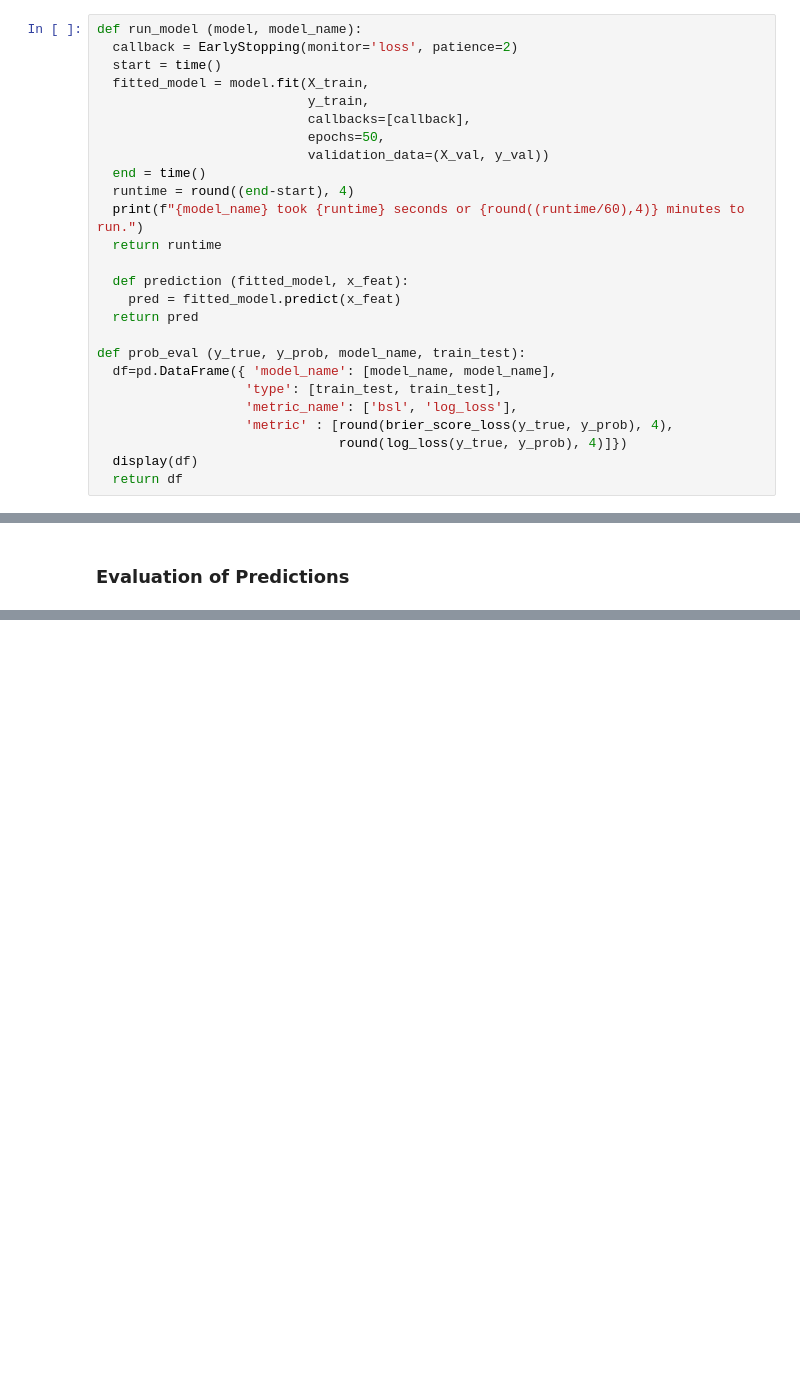
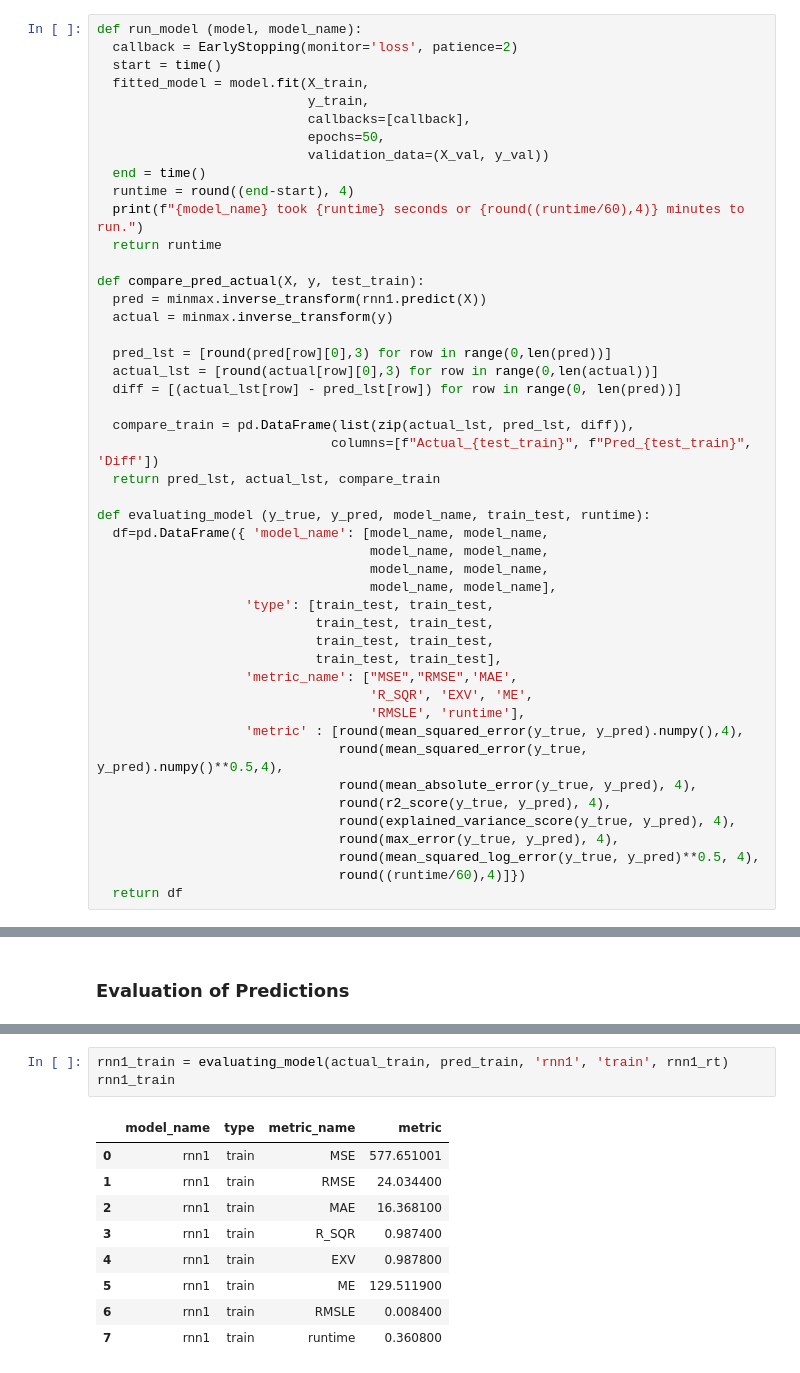
Before and after one commit to oimartin/SP_500_index_RNN, a Jupyter notebook: sp500_notebook.ipynb, the cells around one changed output, grey strips where cells are left out. Saved outputs shown, nothing was run; the diff lists cells and outputs as text; blank space fills up the shorter version.

Commit message:
updating evaluation of model

```diff
--- a/sp500_notebook.ipynb
+++ b/sp500_notebook.ipynb
@@ -382,17 +381,38 @@ def run_model (model, model_name):
   print(f"{model_name} took {runtime} seconds or {round((runtime/60),4)} minutes to run.")
   return runtime
 
-  def prediction (fitted_model, x_feat):
-    pred = fitted_model.predict(x_feat)
-  return pred
+def compare_pred_actual(X, y, test_train):
+  pred = minmax.inverse_transform(rnn1.predict(X))
+  actual = minmax.inverse_transform(y)
 
-def prob_eval (y_true, y_prob, model_name, train_test):
-  df=pd.DataFrame({ 'model_name': [model_name, model_name],
-                   'type': [train_test, train_test],
-                   'metric_name': ['bsl', 'log_loss'],
-                   'metric' : [round(brier_score_loss(y_true, y_prob), 4),
-                               round(log_loss(y_true, y_prob), 4)]})
-  display(df)
+  pred_lst = [round(pred[row][0],3) for row in range(0,len(pred))]
+  actual_lst = [round(actual[row][0],3) for row in range(0,len(actual))]
+  diff = [(actual_lst[row] - pred_lst[row]) for row in range(0, len(pred))]
+
+  compare_train = pd.DataFrame(list(zip(actual_lst, pred_lst, diff)),
+                              columns=[f"Actual_{test_train}", f"Pred_{test_train}", 'Diff'])
+  return pred_lst, actual_lst, compare_train
+
+def evaluating_model (y_true, y_pred, model_name, train_test, runtime):
+  df=pd.DataFrame({ 'model_name': [model_name, model_name,
+                                   model_name, model_name,
+                                   model_name, model_name,
+                                   model_name, model_name],
+                   'type': [train_test, train_test,
+                            train_test, train_test,
+                            train_test, train_test,
+                            train_test, train_test],
+                   'metric_name': ["MSE","RMSE",'MAE',
+                                   'R_SQR', 'EXV', 'ME',
+                                   'RMSLE', 'runtime'],
+                   'metric' : [round(mean_squared_error(y_true, y_pred).numpy(),4),
+                               round(mean_squared_error(y_true, y_pred).numpy()**0.5,4),
+                               round(mean_absolute_error(y_true, y_pred), 4),
+                               round(r2_score(y_true, y_pred), 4),
+                               round(explained_variance_score(y_true, y_pred), 4),
+                               round(max_error(y_true, y_pred), 4),
+                               round(mean_squared_log_error(y_true, y_pred)**0.5, 4),
+                               round((runtime/60),4)]})
   return df
 # %% [markdown]
 ## Model 1
@@ -504,0 +505,13 @@ rnn1.get_weights()
+# %%
+rnn1_train = evaluating_model(actual_train, pred_train, 'rnn1', 'train', rnn1_rt)
+rnn1_train
+# %% [output]
+|  | model_name | type | metric_name | metric |
+| 0 | rnn1 | train | MSE | 577.651001 |
+| 1 | rnn1 | train | RMSE | 24.034400 |
+| 2 | rnn1 | train | MAE | 16.368100 |
+| 3 | rnn1 | train | R_SQR | 0.987400 |
+| 4 | rnn1 | train | EXV | 0.987800 |
+| 5 | rnn1 | train | ME | 129.511900 |
+| 6 | rnn1 | train | RMSLE | 0.008400 |
+| 7 | rnn1 | train | runtime | 0.360800 |
```
Also changed, not shown: parts of 9 cells of this notebook.
